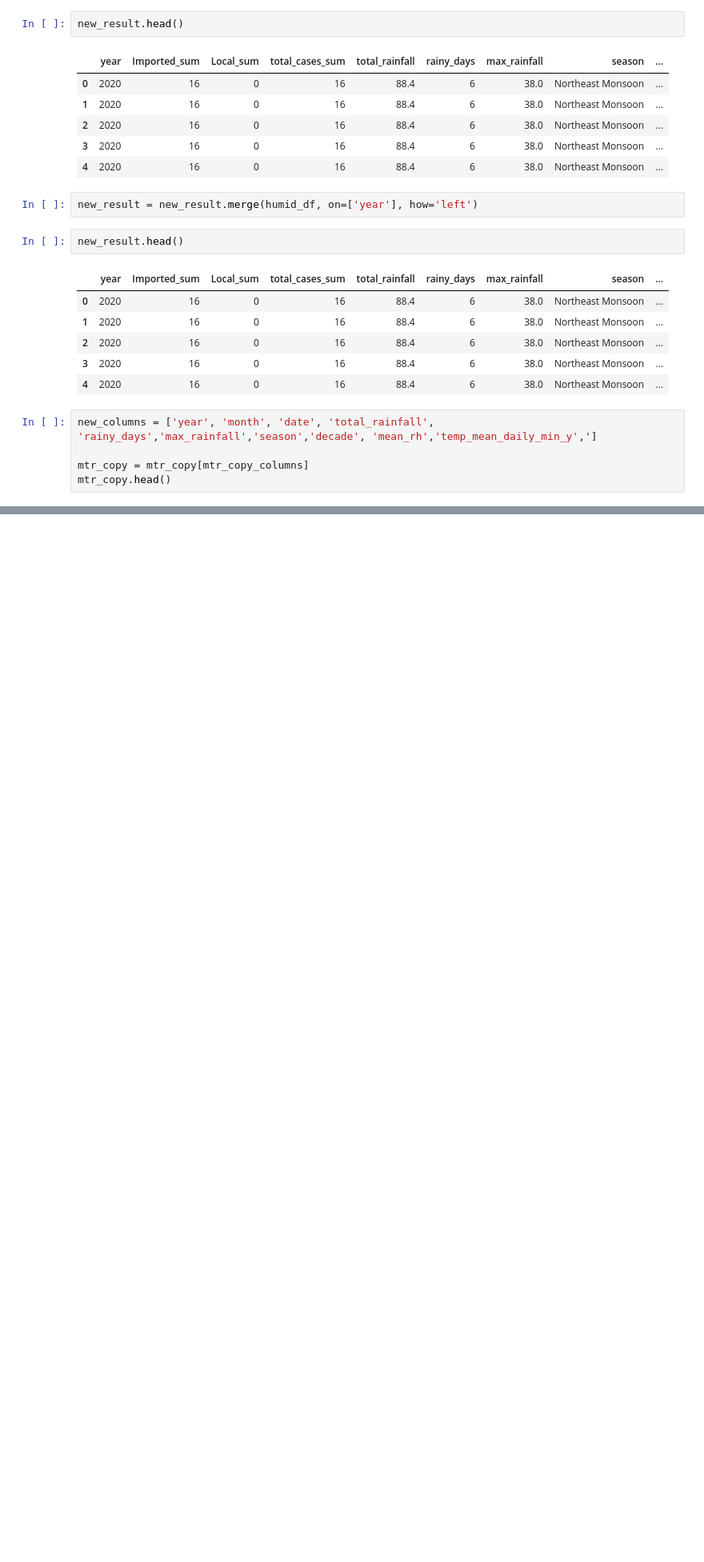
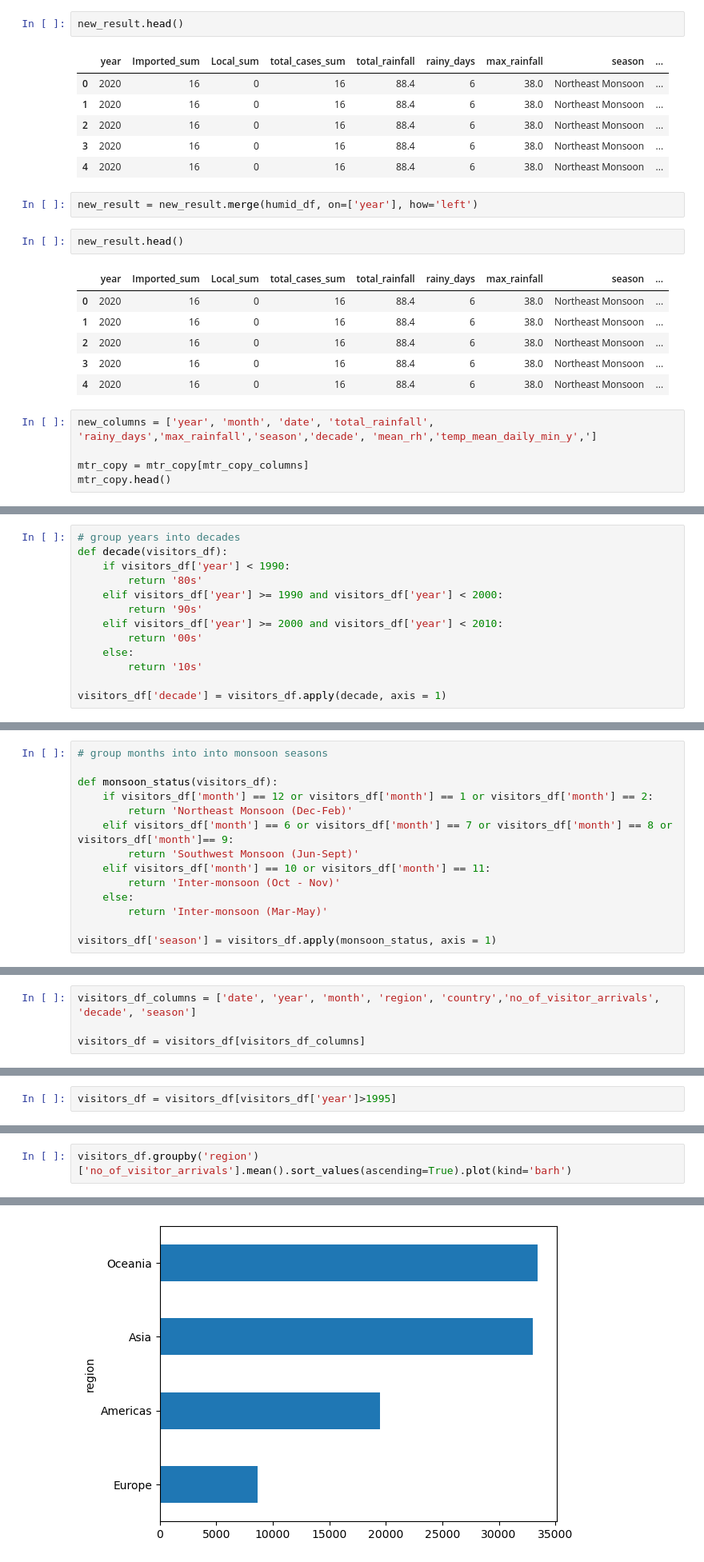
Before and after one commit to lishing/ga_project1_dsif9, a Jupyter notebook: Untitled.ipynb, the cells around one changed output, grey strips where cells are left out. Shown at 80% size. Drawn from its saved outputs; the diff is of its cells as text; blank space fills up the shorter version.

```diff
--- a/Untitled.ipynb
+++ b/Untitled.ipynb
@@ -866,0 +920,13 @@ mtr_copy.head()
+# %%
+# group years into decades
+def decade(visitors_df):
+    if visitors_df['year'] < 1990:
+        return '80s'
+    elif visitors_df['year'] >= 1990 and visitors_df['year'] < 2000:
+        return '90s'
+    elif visitors_df['year'] >= 2000 and visitors_df['year'] < 2010:
+        return '00s'
+    else:
+        return '10s'
+
+visitors_df['decade'] = visitors_df.apply(decade, axis = 1)
@@ -866,0 +939,14 @@ mtr_copy.head()
+# %%
+# group months into into monsoon seasons
+
+def monsoon_status(visitors_df):
+    if visitors_df['month'] == 12 or visitors_df['month'] == 1 or visitors_df['month'] == 2:
+        return 'Northeast Monsoon (Dec-Feb)'
+    elif visitors_df['month'] == 6 or visitors_df['month'] == 7 or visitors_df['month'] == 8 or visitors_df['month']== 9:
+        return 'Southwest Monsoon (Jun-Sept)'
+    elif visitors_df['month'] == 10 or visitors_df['month'] == 11:
+        return 'Inter-monsoon (Oct - Nov)'
+    else:
+        return 'Inter-monsoon (Mar-May)'
+
+visitors_df['season'] = visitors_df.apply(monsoon_status, axis = 1)
@@ -866,0 +959,4 @@ mtr_copy.head()
+# %%
+visitors_df_columns = ['date', 'year', 'month', 'region', 'country','no_of_visitor_arrivals', 'decade', 'season']
+
+visitors_df = visitors_df[visitors_df_columns]
@@ -866,0 +972,2 @@ mtr_copy.head()
+# %%
+visitors_df = visitors_df[visitors_df['year']>1995]
@@ -866,0 +985,3 @@ mtr_copy.head()
+# %%
+visitors_df.groupby('region')['no_of_visitor_arrivals'].mean().sort_values(ascending=True).plot(kind='barh')
+# %% [output]
@@ -866,0 +989 @@ mtr_copy.head()
+[figure, added]
```
Also changed, not shown: parts of 19 cells of this notebook, 5 other files.
